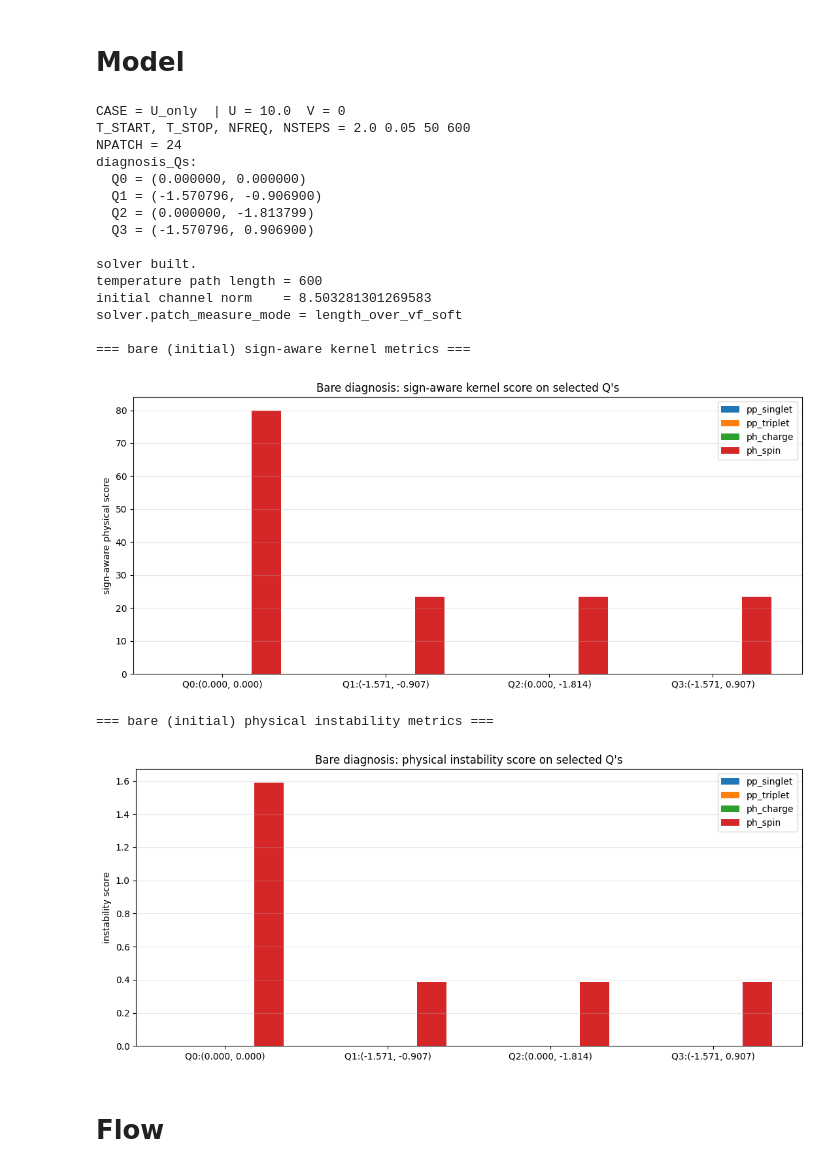
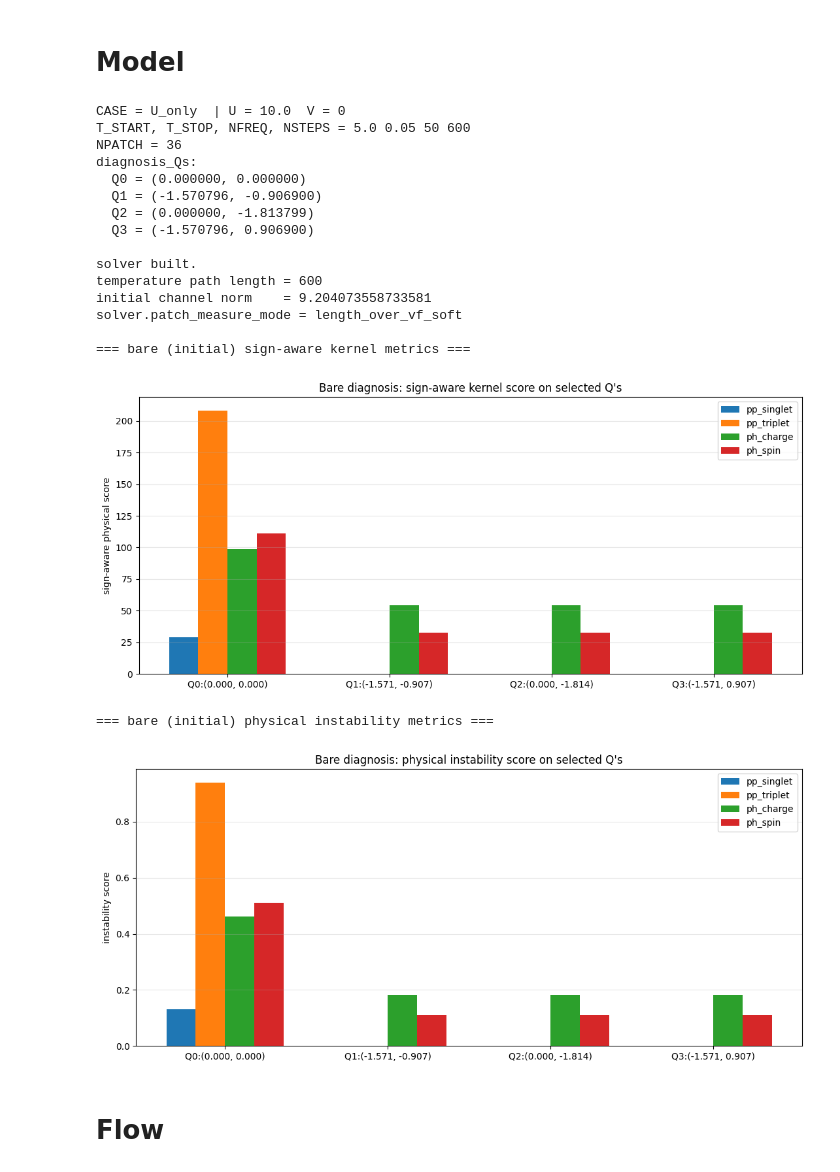
Before and after one commit to Mio826/functional-RG-Kagome-, a Jupyter notebook: pipeline-FM.ipynb, the cells around one changed output. Cells and saved outputs as stored; diff of their text form; code cells hidden in the pictures.

```diff
--- a/pipeline-FM.ipynb
+++ b/pipeline-FM.ipynb
@@ -1707,7 +1707,7 @@ model = KagomeNagaosa(dict(t=1.0, phi=0.0), spin=True, B=None)
 # ------------------------------------------------------------
 # choose patch density / options here
 # ------------------------------------------------------------
-POINTS_PER_EDGE = 5           # 1->6, 2->12, 4->24
+POINTS_PER_EDGE = 7           # 1->6, 2->12, 4->24
 REMOVE_DUPLICATE_M_MODG = True # True: remove replicated M anchors modulo G
 GAUGE_FIX = True
 CLOSE_LOOP_GAUGE = True
@@ -1797,9 +1777,9 @@ findfont: Font family ['DejaVu Sans Mono'] not found. Falling back to DejaVu San
 CASE = "U_only"   # "U_only" or "V_only"
 
 if CASE == "U_only":
-    U_TEST, V_TEST = 10.0, 0
-elif CASE == "V_only":
-    U_TEST, V_TEST = 0.0, 10.0
+    U_TEST, V_TEST = 10., 0
+# elif CASE == "V_only":
+#     U_TEST, V_TEST = 0.0, 10.0
 else:
     raise ValueError("CASE must be 'U_only' or 'V_only'")
 
@@ -1807,7 +1787,7 @@ else:
 # ============================================================
 # Basic diagnosis setup
 # ============================================================
-T_START = 2.0
+T_START = 5.0
 T_STOP  = 0.05
 NFREQ   = 50
 NSTEPS  = 600
@@ -1912,39 +1892,39 @@ print("\n=== bare (initial) physical instability metrics ===")
 # display(df_instab_bare.sort_values(["Q_index", "channel"]).reset_index(drop=True))
 
 plot_channel_bars(
     df_instab_bare,
     value_col="score",
     title="Bare diagnosis: physical instability score on selected Q's",
     ylabel="instability score",
 )
 
 best_instab_bare = leading_row_from_df(df_instab_bare, "score")
 # print("\n=== bare physical-instability leader ===")
 # print("channel :", best_instab_bare["channel"])
 # print("Q       :", fmt_q(best_instab_bare["Q"], nd=6))
 # print("score   :", f"{best_instab_bare['score']:.12e}")
 # print("eval    :", f"{best_instab_bare['leading_eval']:.12e}")
 # print("bubble  :", best_instab_bare["bubble_source"])
 # print("proj    :", best_instab_bare["projection_name"])
 # %% [output]
 CASE = U_only  | U = 10.0  V = 0
-T_START, T_STOP, NFREQ, NSTEPS = 2.0 0.05 50 600
-NPATCH = 24
+T_START, T_STOP, NFREQ, NSTEPS = 5.0 0.05 50 600
+NPATCH = 36
 diagnosis_Qs:
   Q0 = (0.000000, 0.000000)
   Q1 = (-1.570796, -0.906900)
   Q2 = (0.000000, -1.813799)
   Q3 = (-1.570796, 0.906900)
 
 solver built.
 temperature path length = 600
-initial channel norm    = 8.503281301269583
+initial channel norm    = 9.204073558733581
 solver.patch_measure_mode = length_over_vf_soft
 
 === bare (initial) sign-aware kernel metrics ===
-[figure, old version]
+[figure, new version]
 === bare (initial) physical instability metrics ===
-[figure, old version]
+[figure, new version]
 # %% [markdown]
 # Flow
 # %%
```
Also changed, not shown: parts of 1 cell of this notebook, 1 other file.
